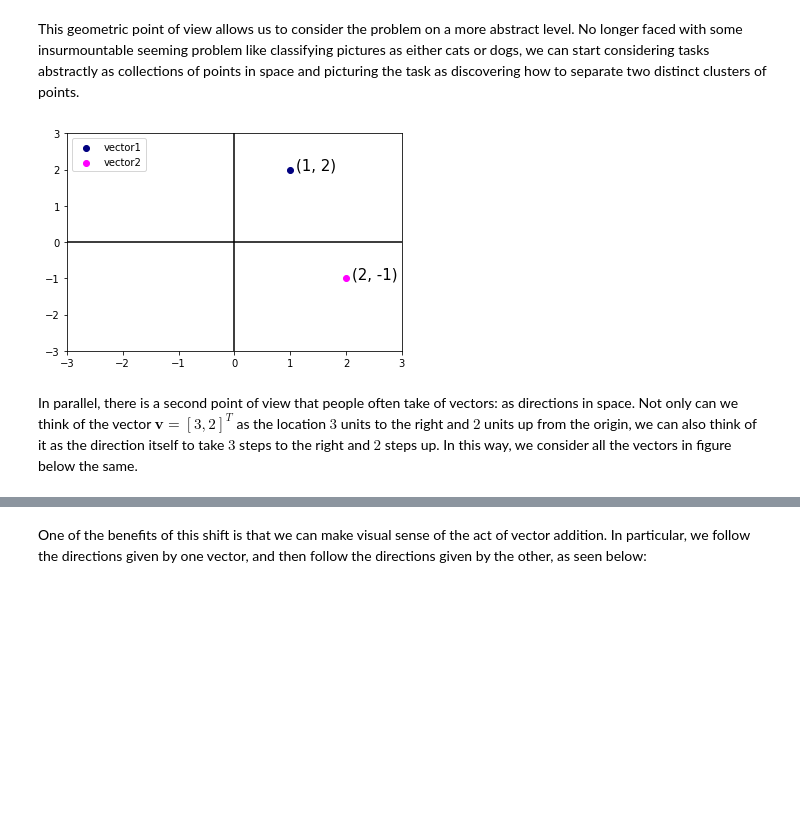
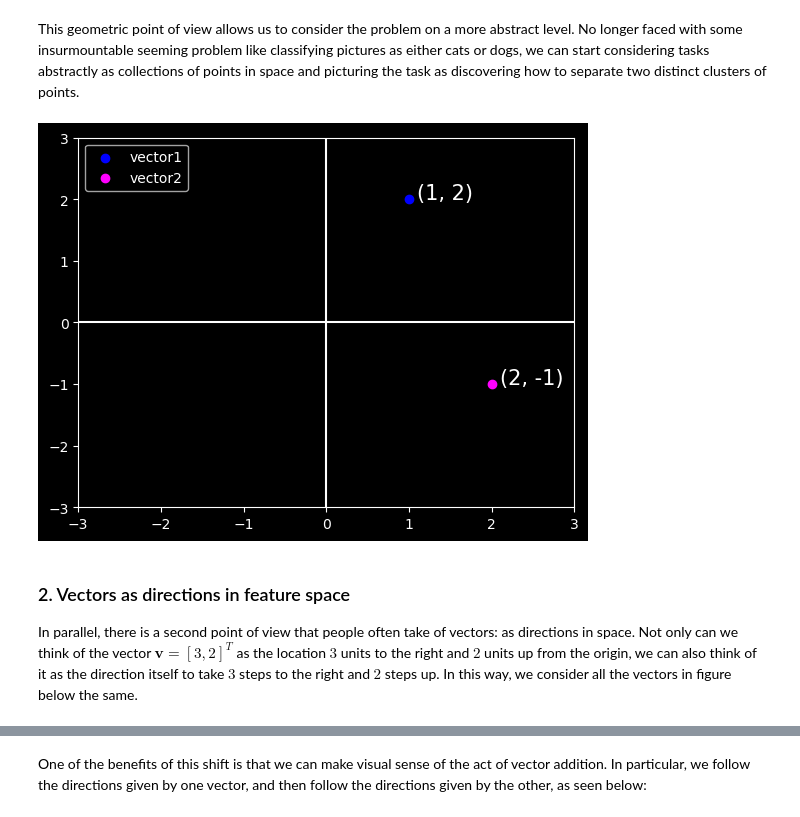
Before and after one commit to fahadsultan/csc272, a Jupyter notebook: linearalgebra/vectors.ipynb, the cells around one changed output, grey strips where cells are left out. Cells and saved outputs as stored; diff of their text form; code cells hidden in the pictures; blank space fills up the shorter version.

```diff
--- a/linearalgebra/vectors.ipynb
+++ b/linearalgebra/vectors.ipynb
@@ -88,34 +28,38 @@ This geometric point of view allows us to consider the problem on a more abstrac
 # %%
 import pandas as pd
 from matplotlib import pyplot as plt
+
+plt.style.use('dark_background')
 
 plt.xlim(-3, 3)
 plt.ylim(-3, 3)
 
 vector1 = [1, 2]
 vector2 = [2, -1]
 
 displacement = 0.1
 
 # Plotting vector 1
-plt.scatter(x=vector1[0], y=vector1[1], color='navy');
+plt.scatter(x=vector1[0], y=vector1[1], color='blue');
 plt.text(x=vector1[0]+displacement, y=vector1[1], \
              s=f"(%s, %s)" % (vector1[0], vector1[1]), size=15);
 
 # Plotting vector 2
 plt.scatter(x=vector2[0], y=vector2[1], color='magenta');
 plt.text(x=vector2[0]+displacement, y=vector2[1], \
              s=f"(%s, %s)" % (vector2[0], vector2[1]), size=15);
 
 # Plotting the x and y axes
-plt.axhline(0, color='black');
-plt.axvline(0, color='black');
+plt.axhline(0, color='white');
+plt.axvline(0, color='white');
 
 # Plotting the legend
 plt.legend(['vector1', 'vector2'], loc='upper left');
 # %% [output]
-[figure, old version]
+[figure, new version]
 # %% [markdown]
+### 2. Vectors as directions in feature space
+
 In parallel, there is a second point of view that people often take of vectors: as directions in space. Not only can we think of the vector $\textbf{v} = [3, 2]^{T}$ as the location $3$ units to the right and
 $2$ units up from the origin, we can also think of it as the direction itself to take $3$ steps to the right and $2$ steps up. In this way, we consider all the vectors in figure below the same.
 # %% [markdown]
```
Also changed, not shown: parts of 13 cells of this notebook, 35 other files.
